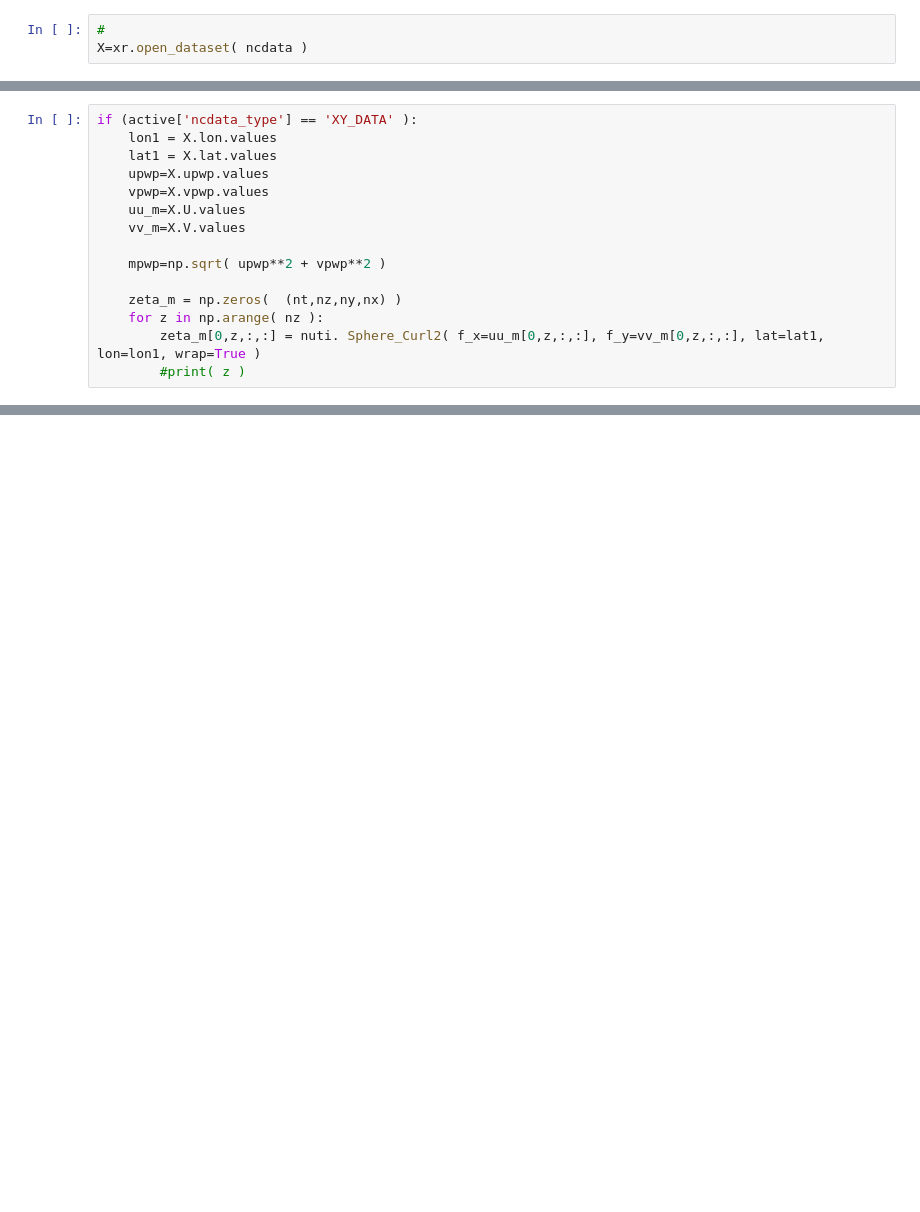
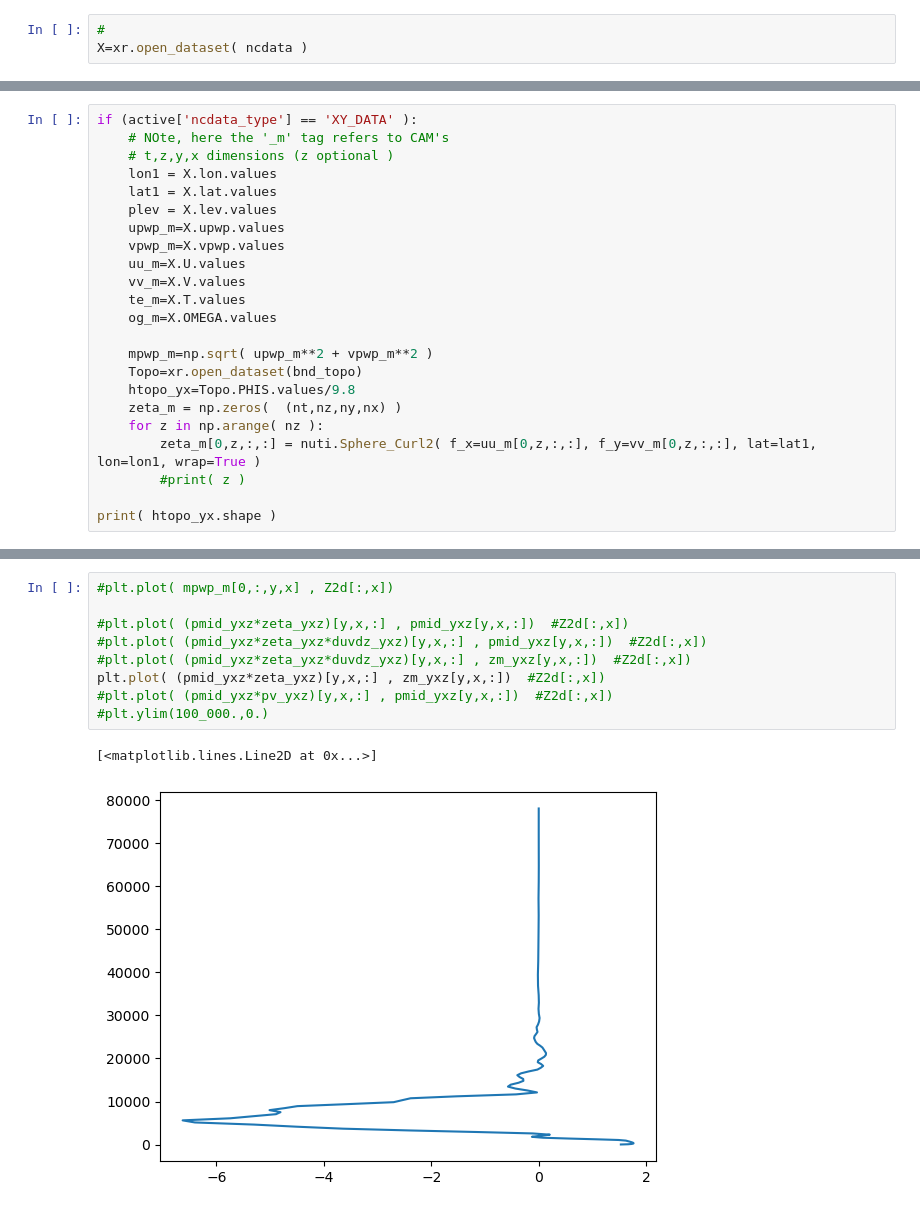
Before and after one commit to JulioTBacmeister/GW_UnitTest, a Jupyter notebook: Python/AnaQxQ.ipynb, the cells around one changed output, grey strips where cells are left out. Drawn from its saved outputs; the diff is of its cells as text; blank space fills up the shorter version.

```diff
--- a/Python/AnaQxQ.ipynb
+++ b/Python/AnaQxQ.ipynb
@@ -107,15 +159,23 @@ if (active['ncdata_type'] == 'XY_DATA' ):
 # %%
 if (active['ncdata_type'] == 'XY_DATA' ):
+    # NOte, here the '_m' tag refers to CAM's
+    # t,z,y,x dimensions (z optional )
     lon1 = X.lon.values
     lat1 = X.lat.values
-    upwp=X.upwp.values
-    vpwp=X.vpwp.values
+    plev = X.lev.values
+    upwp_m=X.upwp.values
+    vpwp_m=X.vpwp.values
     uu_m=X.U.values
     vv_m=X.V.values
+    te_m=X.T.values
+    og_m=X.OMEGA.values
 
-    mpwp=np.sqrt( upwp**2 + vpwp**2 )
-
+    mpwp_m=np.sqrt( upwp_m**2 + vpwp_m**2 )
+    Topo=xr.open_dataset(bnd_topo)
+    htopo_yx=Topo.PHIS.values/9.8
     zeta_m = np.zeros(  (nt,nz,ny,nx) )
     for z in np.arange( nz ):
-        zeta_m[0,z,:,:] = nuti. Sphere_Curl2( f_x=uu_m[0,z,:,:], f_y=vv_m[0,z,:,:], lat=lat1, lon=lon1, wrap=True )
+        zeta_m[0,z,:,:] = nuti.Sphere_Curl2( f_x=uu_m[0,z,:,:], f_y=vv_m[0,z,:,:], lat=lat1, lon=lon1, wrap=True )
         #print( z )
+
+print( htopo_yx.shape )
@@ -142,0 +479,12 @@ plt.plot( zeta_m[t,z,:,:].flatten() - zeta_xy[:,:,z].flatten() )
+# %%
+#plt.plot( mpwp_m[0,:,y,x] , Z2d[:,x])
+
+#plt.plot( (pmid_yxz*zeta_yxz)[y,x,:] , pmid_yxz[y,x,:])  #Z2d[:,x])
+#plt.plot( (pmid_yxz*zeta_yxz*duvdz_yxz)[y,x,:] , pmid_yxz[y,x,:])  #Z2d[:,x])
+#plt.plot( (pmid_yxz*zeta_yxz*duvdz_yxz)[y,x,:] , zm_yxz[y,x,:])  #Z2d[:,x])
+plt.plot( (pmid_yxz*zeta_yxz)[y,x,:] , zm_yxz[y,x,:])  #Z2d[:,x])
+#plt.plot( (pmid_yxz*pv_yxz)[y,x,:] , pmid_yxz[y,x,:])  #Z2d[:,x])
+#plt.ylim(100_000.,0.)
+# %% [output]
+[<matplotlib.lines.Line2D at 0x...>]
+[figure, added]
```
Also changed, not shown: parts of 24 cells of this notebook, 4 other files.
